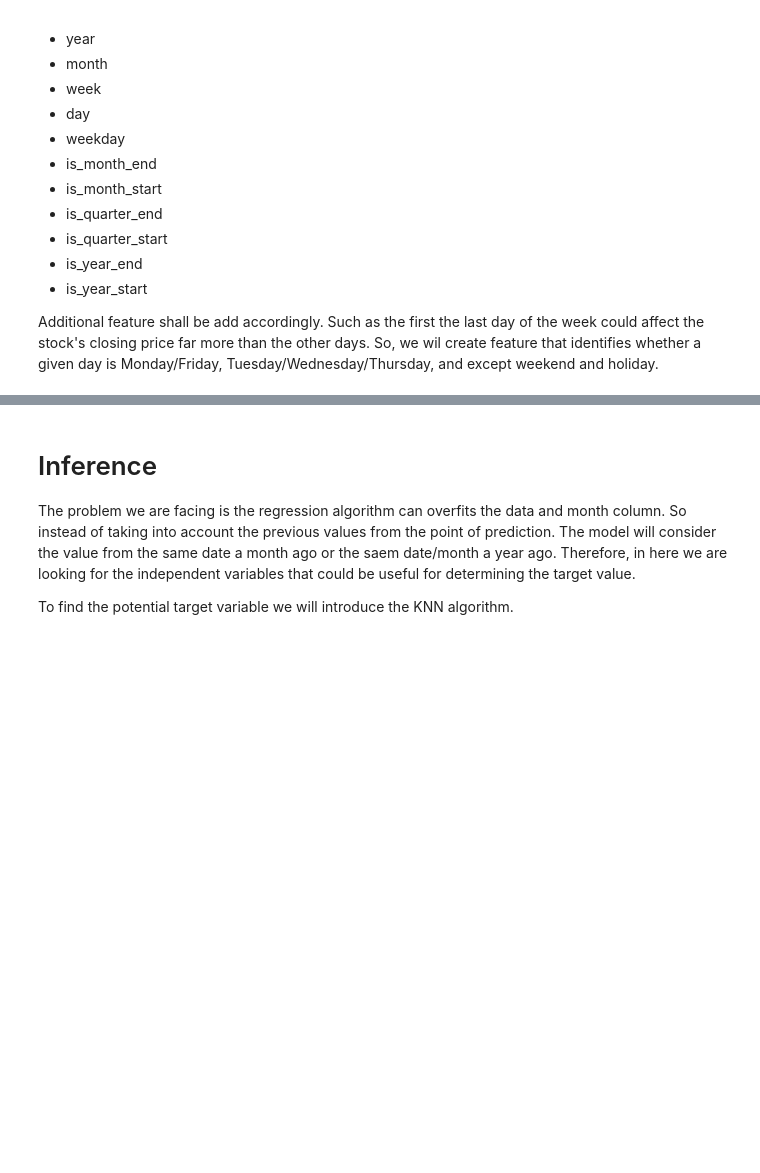
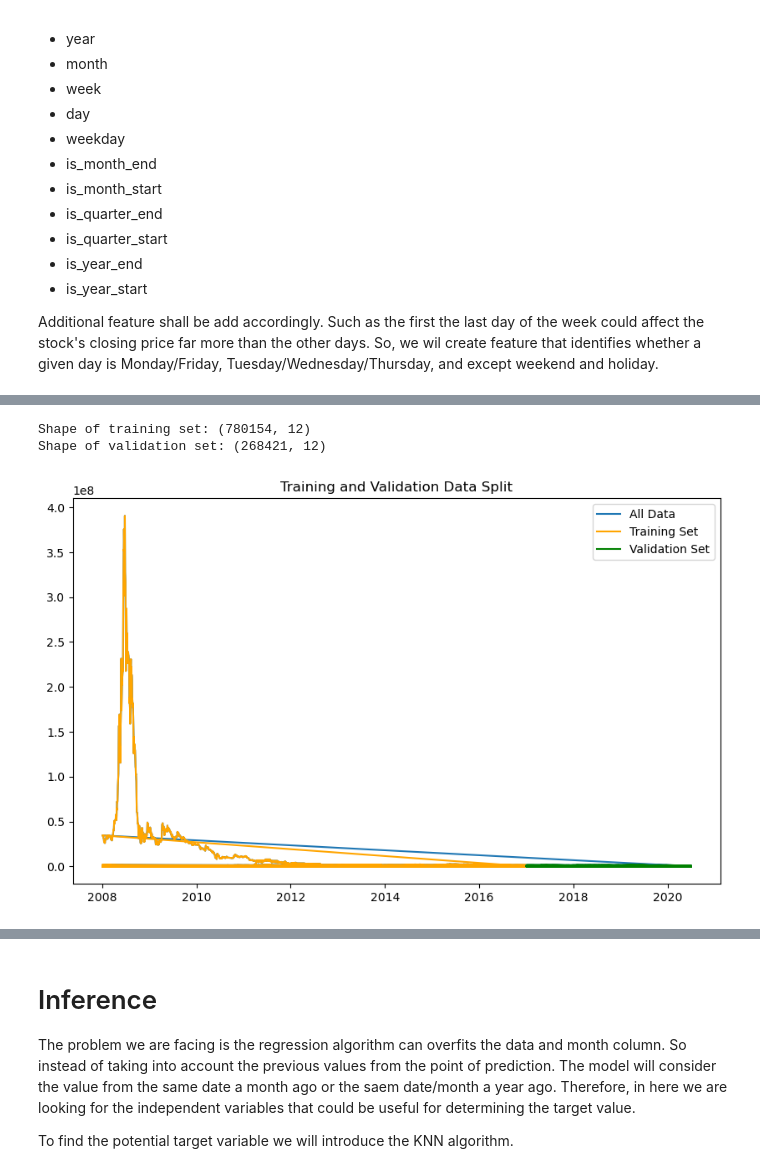
Before and after one commit to Seavleu/stock_predrediction_strategy, a Jupyter notebook: notebooks/exploration.ipynb, the cells around one changed output, grey strips where cells are left out. Saved outputs shown, nothing was run; the diff lists cells and outputs as text; code cells hidden in the pictures; blank space fills up the shorter version.

```diff
--- a/notebooks/exploration.ipynb
+++ b/notebooks/exploration.ipynb
@@ -160,3 +207,7 @@ The code below wil create features such as:
 - is_year_start
 
 Additional feature shall be add accordingly. Such as the first the last day of the week could affect the stock's closing price far more than the other days. So, we wil create feature that identifies whether a given day is Monday/Friday, Tuesday/Wednesday/Thursday, and except weekend and holiday.
+# %%
+#setting index as date values
+df['Date'] = pd.to_datetime(df.Date,format='%Y-%m-%d')
+df.index = df['Date']
@@ -214,0 +273,10 @@ rms
+# %%
+print(new_data.columns)
+
+if 'Date' not in new_data.columns:
+    new_data['Date'] = pd.to_datetime(new_data['year'].astype(str) + '-' +
+                                       new_data['month'].astype(str) + '-' + new_data['day'].astype(str),
+                                       errors='coerce')
+new_data.set_index('Date', inplace=True)
+
+print(new_data.index[:10])
@@ -214,0 +300,33 @@ rms
+# %%
+# Training Period: From 2008-01-03 to 2016-12-31 (8 years).
+# Validation Period: From 2017-01-01 to 2020-12-31 (4 years).
+train_start_date = '2008-01-03'
+train_end_date = '2016-12-31'
+valid_start_date = '2017-01-01'
+valid_end_date = '2020-12-31'
+
+#convert string to datetime
+train_start_date = pd.to_datetime(train_start_date)
+train_end_date = pd.to_datetime(train_end_date)
+valid_start_date = pd.to_datetime(valid_start_date)
+valid_end_date = pd.to_datetime(valid_end_date)
+
+#split
+train = new_data[(new_data.index >= train_start_date) & (new_data.index <= train_end_date)]
+valid = new_data[(new_data.index >= valid_start_date) & (new_data.index <= valid_end_date)]
+
+print(f"Shape of training set: {train.shape}")
+print(f"Shape of validation set: {valid.shape}")
+# %% [output]
+Shape of training set: (780154, 12)
+Shape of validation set: (268421, 12)
+# %%
+plt.figure(figsize=(10, 6))
+plt.plot(new_data.index, new_data['close'], label='All Data')
+plt.plot(train.index, train['close'], label='Training Set', color='orange')
+plt.plot(valid.index, valid['close'], label='Validation Set', color='green')
+plt.legend()
+plt.title('Training and Validation Data Split')
+plt.show()
+# %% [output]
+[figure, added]
```
Also changed, not shown: parts of 40 cells of this notebook.
